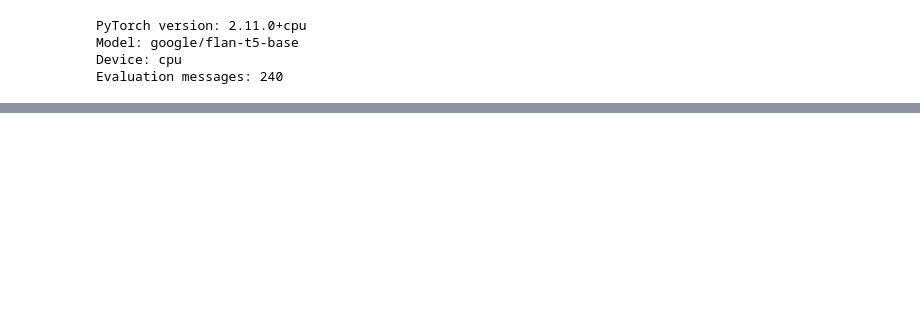
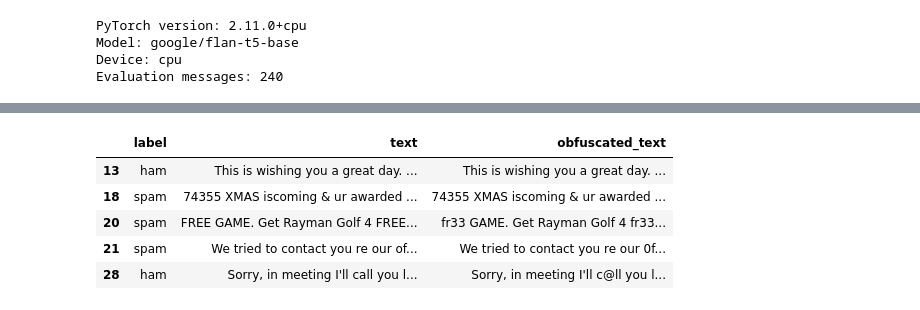
Before and after one commit to sh-oakland/Sms-Spam-Detector, a Jupyter notebook: SMS_Spam_Checker.ipynb, the cells around one changed output, grey strips where cells are left out. Cells and saved outputs as stored; diff of their text form; code cells hidden in the pictures; blank space fills up the shorter version.

```diff
--- a/SMS_Spam_Checker.ipynb
+++ b/SMS_Spam_Checker.ipynb
@@ -78,0 +377,76 @@ Evaluation messages: 240
+# %%
+OBFUSCATIONS = {
+    "free": "fr33",
+    "win": "w1n",
+    "winner": "w1nn3r",
+    "prize": "pr1ze",
+    "urgent": "urg3nt",
+    "claim": "cl@im",
+    "cash": "ca$h",
+    "call": "c@ll",
+    "reply": "r3ply",
+    "offer": "0ffer",
+    "bonus": "b0nus",
+    "credit": "cr3dit"
+}
+
+# Create regular expression
+_PATTERN = re.compile(
+    r"\b(?:" +
+    "|".join(
+        map(
+            re.escape,
+            sorted(
+                OBFUSCATIONS,
+                key=len,
+                reverse=True
+            )
+        )
+    ) +
+    r")\b",
+    re.IGNORECASE
+)
+
+def obfuscate(text):
+
+    return _PATTERN.sub(
+        lambda match: OBFUSCATIONS[
+            match.group(0).lower()
+        ],
+        text
+    )
+
+
+# Generate modified SMS messages
+eval_df["obfuscated_text"] = (
+    eval_df["text"].map(obfuscate)
+)
+
+# Identify changed messages
+eval_df["was_changed"] = (
+    eval_df["text"] != eval_df["obfuscated_text"]
+)
+
+print(
+    "Messages modified:",
+    eval_df["was_changed"].sum()
+)
+
+print(
+    "Total evaluation messages:",
+    len(eval_df)
+)
+
+print("\nModified messages by class:")
+display(
+    eval_df.groupby("label")["was_changed"].sum()
+)
+
+# Display some examples
+display(
+    eval_df.loc[
+        eval_df["was_changed"],
+        ["label", "text", "obfuscated_text"]
+    ].head()
+)
+# %% [output]
@@ -78,0 +462,6 @@ Evaluation messages: 240
+|  | label | text | obfuscated_text |
+| 13 | ham | This is wishing you a great day. ... | This is wishing you a great day. ... |
+| 18 | spam | 74355 XMAS iscoming & ur awarded ... | 74355 XMAS iscoming & ur awarded ... |
+| 20 | spam | FREE GAME. Get Rayman Golf 4 FREE... | fr33 GAME. Get Rayman Golf 4 fr33... |
+| 21 | spam | We tried to contact you re our of... | We tried to contact you re our 0f... |
+| 28 | ham | Sorry, in meeting I'll call you l... | Sorry, in meeting I'll c@ll you l... |
```
Also changed, not shown: parts of 27 cells of this notebook.
